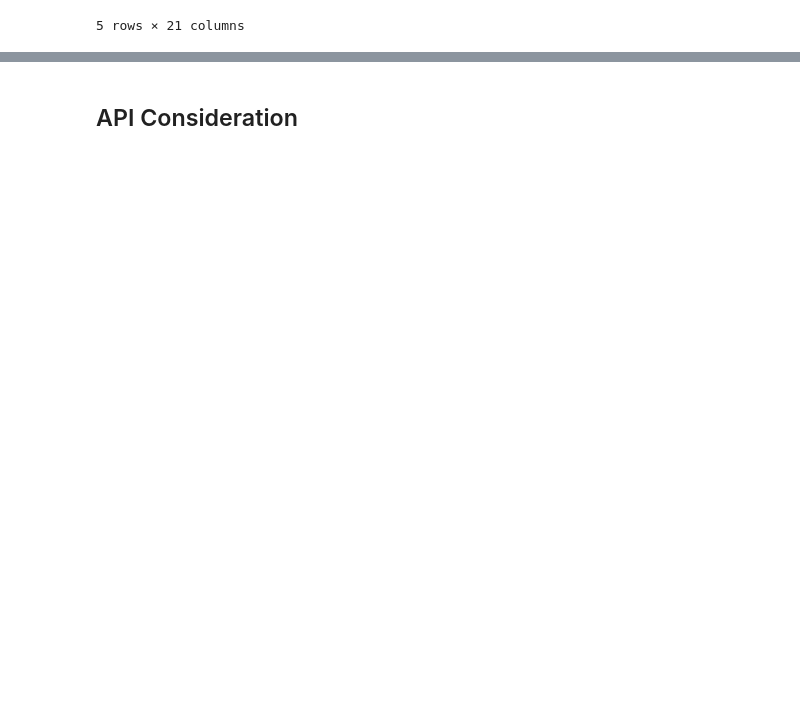
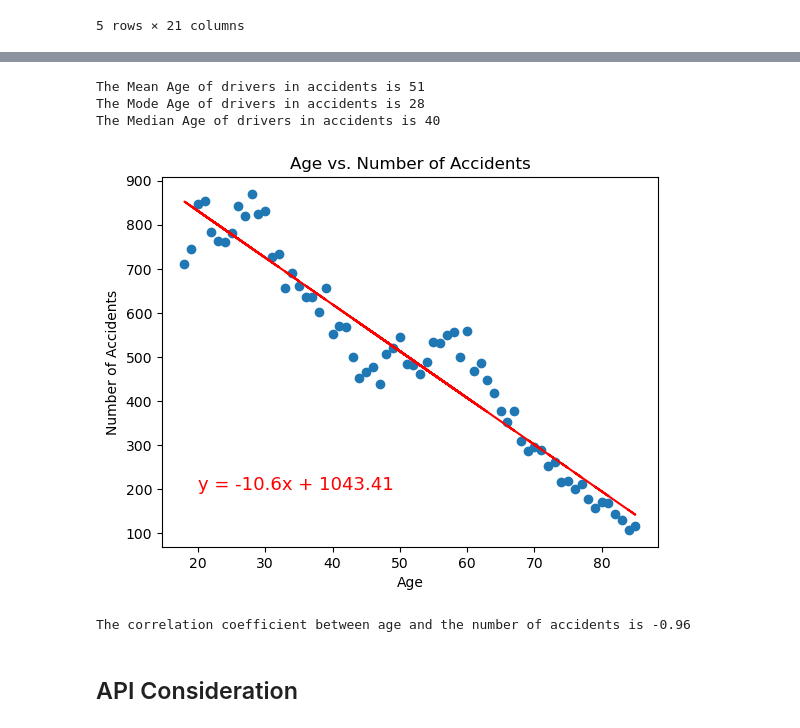
Before and after one commit to lishanisrikaran/project-1, a Jupyter notebook: road_fatalities - main.ipynb, the cells around one changed output, grey strips where cells are left out. Saved outputs shown, nothing was run; the diff lists cells and outputs as text; code cells hidden in the pictures; blank space fills up the shorter version.

Commit message:
map and age plot

```diff
--- a/road_fatalities - main.ipynb
+++ b/road_fatalities - main.ipynb
@@ -105,0 +116,45 @@ Cleaned_df.head()
+# %%
+# calculating the mean
+mean_age = round(Cleaned_df['Age'].mean())
+
+# calculating the mode
+mode_age = round(Cleaned_df['Age'].mode().values[0])
+
+# calculating the median
+median_age = round(Cleaned_df['Age'].median())
+
+print("The Mean Age of drivers in accidents is", mean_age)
+print("The Mode Age of drivers in accidents is", mode_age)
+print("The Median Age of drivers in accidents is", median_age)
+# %% [output]
+The Mean Age of drivers in accidents is 51
+The Mode Age of drivers in accidents is 28
+The Median Age of drivers in accidents is 40
+# %%
+# Group the data by 'Age' and count the number of accidents
+Cleaned_df = Cleaned_df[Cleaned_df['Age'] <= 85]
+Cleaned_df = Cleaned_df[Cleaned_df['Age'] >= 18]
+age_counts = Cleaned_df['Age'].value_counts()
+
+# Extract the ages and corresponding counts
+ages = age_counts.index
+accident_counts = age_counts.values
+
+x_values = ages
+y_values = accident_counts
+(slope, intercept, rvalue, pvalue, stderr) = st.linregress(x_values, y_values)
+regress_values = x_values * slope + intercept
+line_eq = "y = " + str(round(slope,2)) + "x + " + str(round(intercept,2))
+plt.scatter(x_values,y_values)
+plt.plot(x_values,regress_values,"r-")
+plt.xlabel('Age')
+plt.ylabel('Number of Accidents')
+plt.title('Age vs. Number of Accidents')
+plt.annotate(line_eq,(20,200),fontsize=13,color="red")
+plt.savefig("output_data/age_scatter.png")
+plt.show()
+
+print(f"The correlation coefficient between age and the number of accidents is {round(st.pearsonr(ages, accident_counts)[0],2)}")
+# %% [output]
+[figure, added]
+The correlation coefficient between age and the number of accidents is -0.96
```
Also changed, not shown: parts of 3 cells of this notebook, 2 other files.
